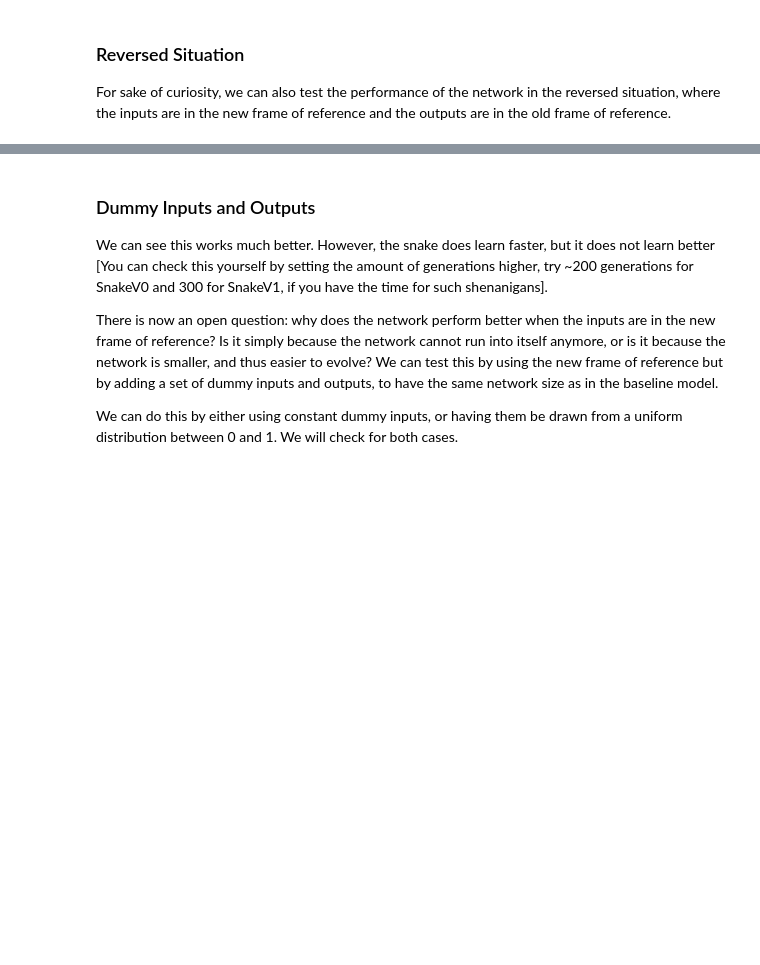
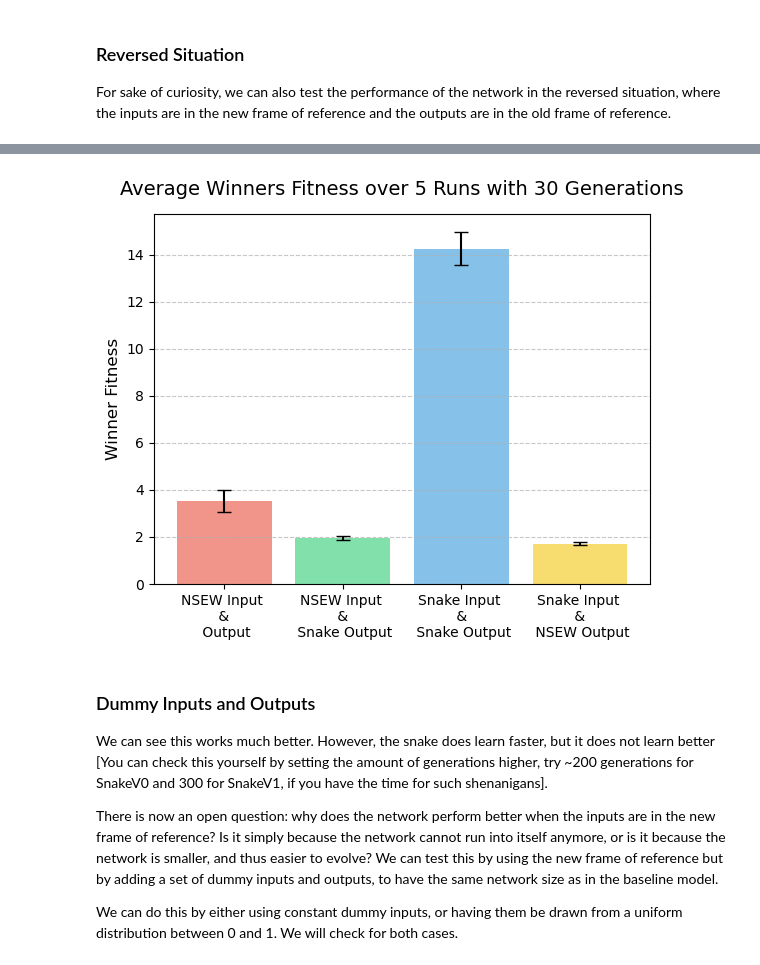
Before and after one commit to jasperpieterse/Brainy-Boa, a Jupyter notebook: brainy_boa.ipynb, the cells around one changed output, grey strips where cells are left out. Cells and saved outputs as stored; diff of their text form; code cells hidden in the pictures; blank space fills up the shorter version.

```diff
--- a/brainy_boa.ipynb
+++ b/brainy_boa.ipynb
@@ -320,21 +406,24 @@ plt.show()
 # %%
 # Calculate the average fitness and standard deviation of the WINNERS ONLY over all runs
 best_fitness_V3 = np.mean([g.fitness for g in SnakeV3_winners])
 best_std_V3 = np.std([g.fitness for g in SnakeV3_winners])
 
 # Data to plot
 fitness_means = [best_fitness_V0, best_fitness_V1, best_fitness_V2, best_fitness_V3]
 fitness_stds = [best_std_V0, best_std_V1, best_std_V2, best_std_V3]
 labels = ['NSEW Input \n & \n Output', 'NSEW Input \n & \n Snake Output', 'Snake Input \n & \n Snake Output', 'Snake Input \n & \n NSEW Output']
 
 # Creating the bar plot
 fig, ax = plt.subplots()
 ax.bar(labels, fitness_means, yerr=fitness_stds, capsize=5, color=['#f1948a', '#82e0aa', '#85c1e9', '#f7dc6f'])
 ax.set_ylabel('Winner Fitness', fontsize=12)
 ax.set_title(f'Average Winners Fitness over {SnakeV0.N_RUNS} Runs with {SnakeV0.N_GENERATIONS} Generations', fontsize=14, y = 1.03)
+ax.grid(axis='y', linestyle='--', alpha=0.7)
 
 # Show the plot
 plt.show()
+# %% [output]
+[figure, added]
 # %% [markdown]
 ### Dummy Inputs and Outputs
 
```
Also changed, not shown: parts of 25 cells of this notebook, 17 other files.
